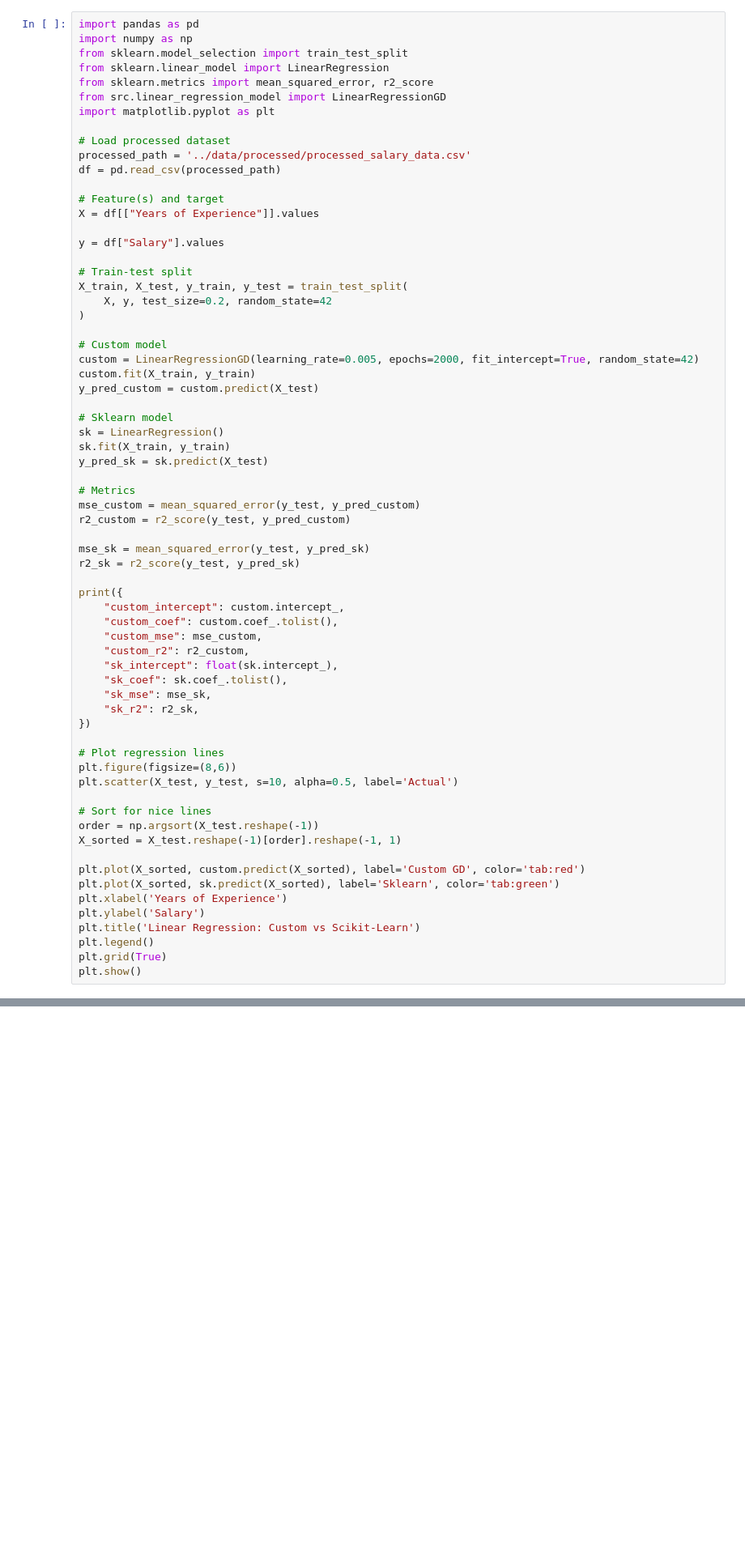
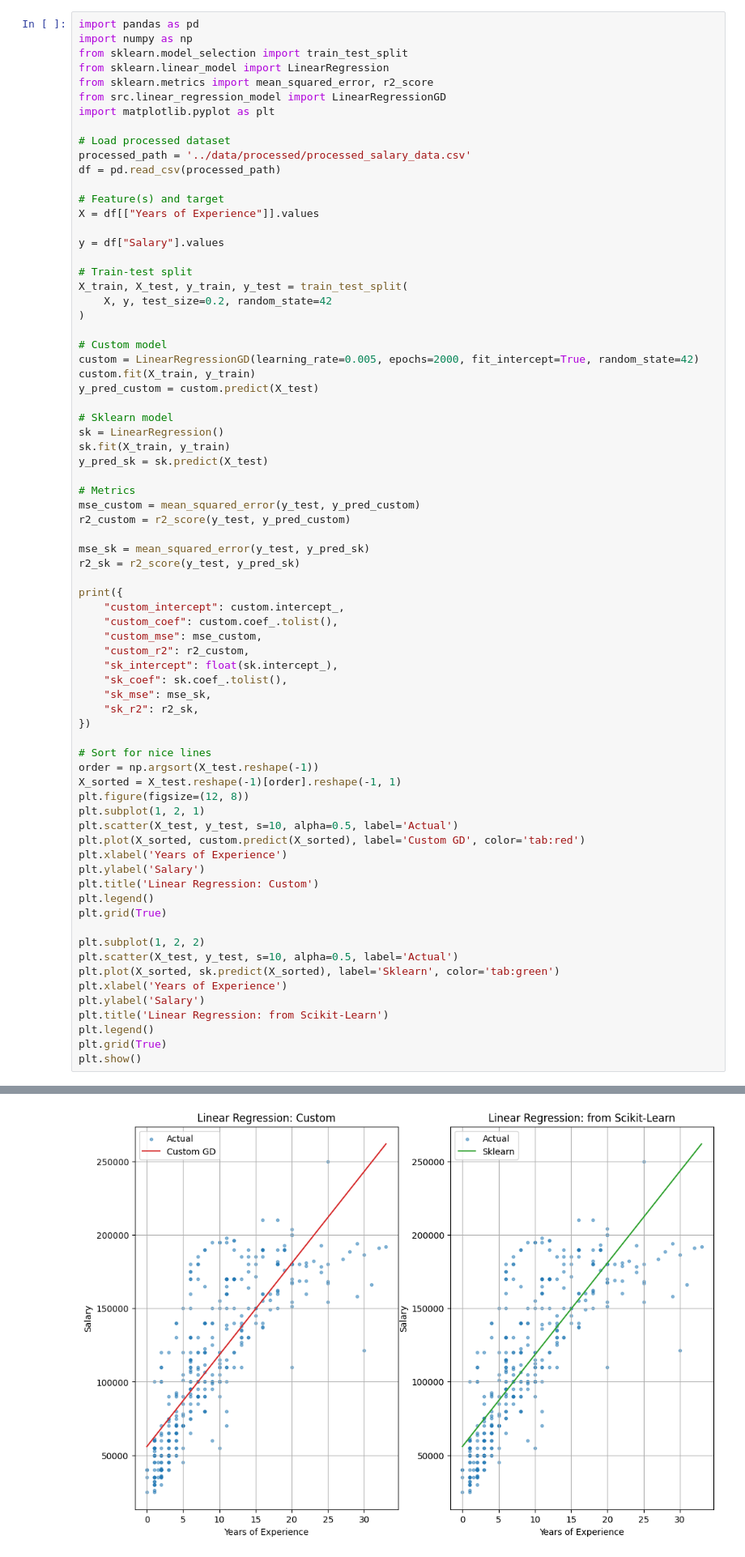
Before and after one commit to a-nadafian/build-your-own-linear-regression, a Jupyter notebook: notebooks/02-model-validation.ipynb, the cells around one changed output, grey strips where cells are left out. Shown: that part at 81% size. Cells and saved outputs as stored; diff of their text form; blank space fills up the shorter version.

```diff
--- a/notebooks/02-model-validation.ipynb
+++ b/notebooks/02-model-validation.ipynb
@@ -49,19 +49,26 @@ print({
     "sk_r2": r2_sk,
 })
 
-# Plot regression lines
-plt.figure(figsize=(8,6))
-plt.scatter(X_test, y_test, s=10, alpha=0.5, label='Actual')
-
 # Sort for nice lines
 order = np.argsort(X_test.reshape(-1))
 X_sorted = X_test.reshape(-1)[order].reshape(-1, 1)
+plt.figure(figsize=(12, 8))
+plt.subplot(1, 2, 1)
+plt.scatter(X_test, y_test, s=10, alpha=0.5, label='Actual')
+plt.plot(X_sorted, custom.predict(X_sorted), label='Custom GD', color='tab:red')
+plt.xlabel('Years of Experience')
+plt.ylabel('Salary')
+plt.title('Linear Regression: Custom')
+plt.legend()
+plt.grid(True)
 
-plt.plot(X_sorted, custom.predict(X_sorted), label='Custom GD', color='tab:red')
+plt.subplot(1, 2, 2)
+plt.scatter(X_test, y_test, s=10, alpha=0.5, label='Actual')
 plt.plot(X_sorted, sk.predict(X_sorted), label='Sklearn', color='tab:green')
 plt.xlabel('Years of Experience')
 plt.ylabel('Salary')
-plt.title('Linear Regression: Custom vs Scikit-Learn')
+plt.title('Linear Regression: from Scikit-Learn')
 plt.legend()
 plt.grid(True)
 plt.show()
+# %% [output]
@@ -67,0 +76 @@ plt.show()
+[figure, added]
```
Also changed, not shown: parts of 1 cell of this notebook.
